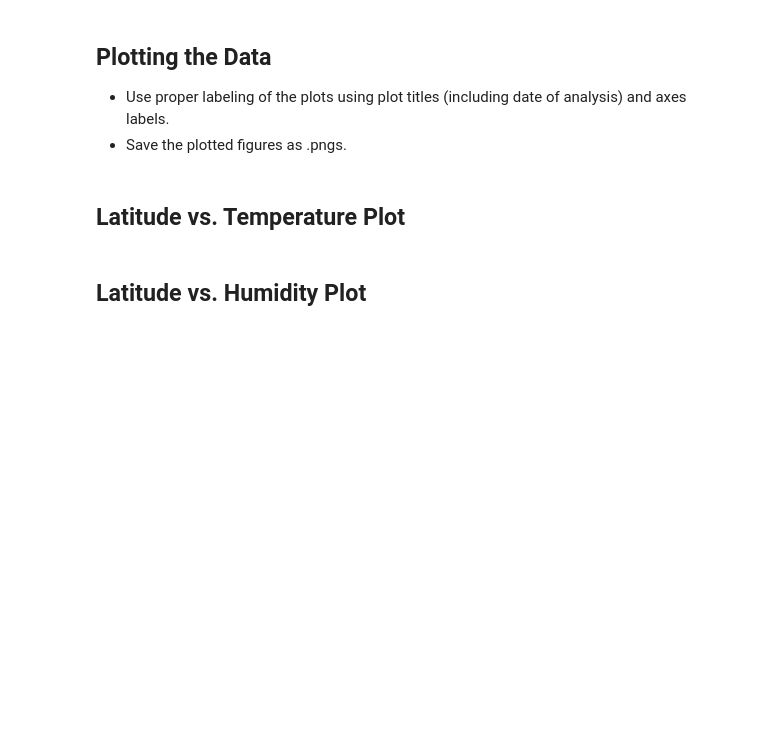
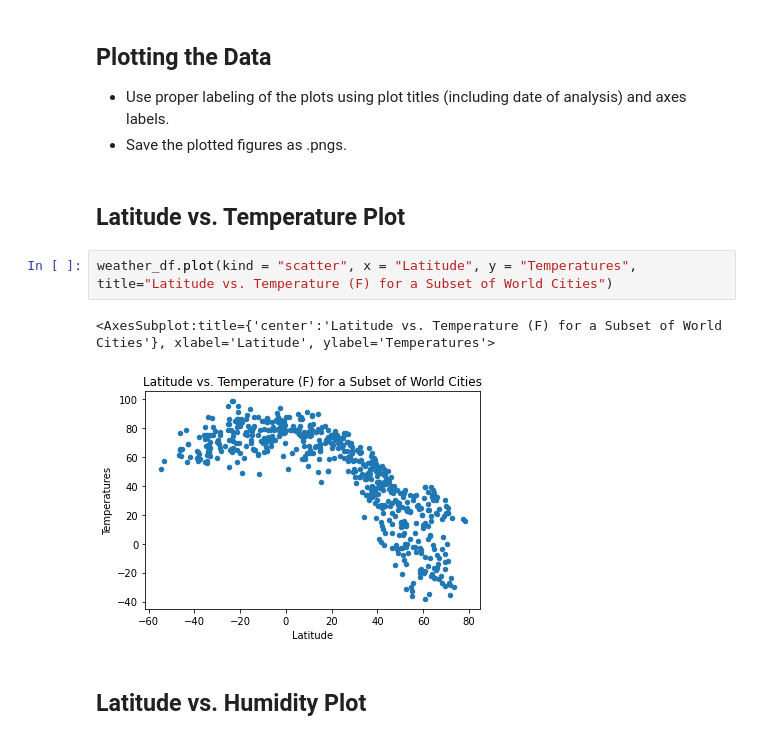
Before and after one commit to cjvilla/Analysis-of-Weather-and-Vacation-Patterns, a Jupyter notebook: WeatherPy/WeatherPy.ipynb, the cells around one changed output. Drawn from its saved outputs; the diff is of its cells as text; blank space fills up the shorter version.

Commit message:
Finished latitude scatter plots

```diff
--- a/WeatherPy/WeatherPy.ipynb
+++ b/WeatherPy/WeatherPy.ipynb
@@ -168,5 +168,10 @@ There are no cities with humidities > 100%
 * Save the plotted figures as .pngs.
 # %% [markdown]
 ## Latitude vs. Temperature Plot
+# %%
+weather_df.plot(kind = "scatter", x = "Latitude", y = "Temperatures", title="Latitude vs. Temperature (F) for a Subset of World Cities")
+# %% [output]
+<AxesSubplot:title={'center':'Latitude vs. Temperature (F) for a Subset of World Cities'}, xlabel='Latitude', ylabel='Temperatures'>
+[figure, added]
 # %% [markdown]
 ## Latitude vs. Humidity Plot
```
Also changed, not shown: parts of 7 cells of this notebook, 1 other file.
